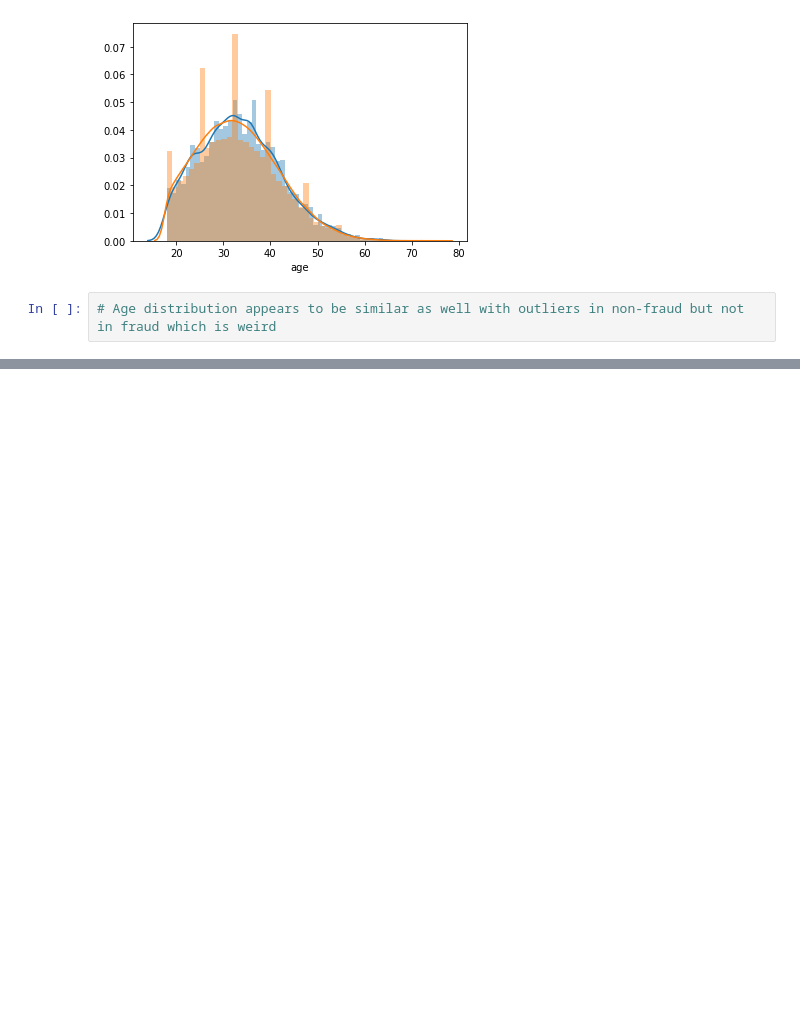
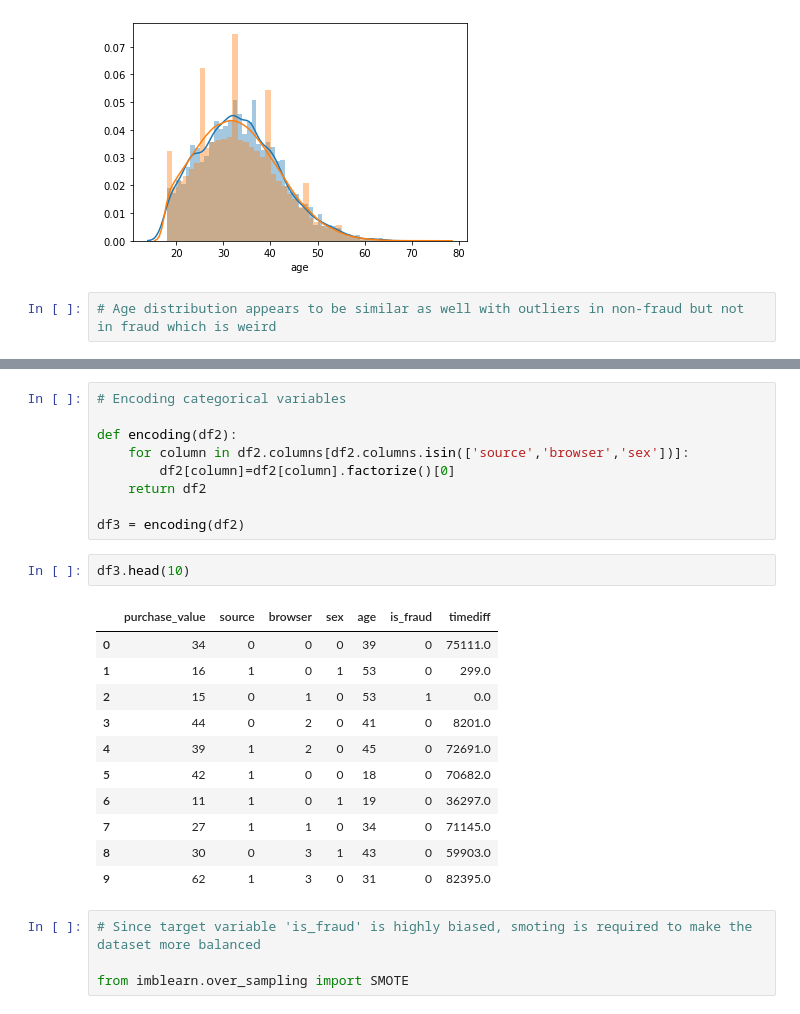
Before and after one commit to saxenaprerit/Fraudulent_transactions_detection, a Jupyter notebook: Fraudulent_Transactions.ipynb, the cells around one changed output, grey strips where cells are left out. Saved outputs shown, nothing was run; the diff lists cells and outputs as text; blank space fills up the shorter version.

```diff
--- a/Fraudulent_Transactions.ipynb
+++ b/Fraudulent_Transactions.ipynb
@@ -137,0 +173,27 @@ sb.distplot(df[df['is_fraud']==0]['age'],bins=50)
+# %%
+# Encoding categorical variables
+
+def encoding(df2):
+    for column in df2.columns[df2.columns.isin(['source','browser','sex'])]:
+        df2[column]=df2[column].factorize()[0]
+    return df2
+
+df3 = encoding(df2)
+# %%
+df3.head(10)
+# %% [output]
+|  | purchase_value | source | browser | sex | age | is_fraud | timediff |
+| 0 | 34 | 0 | 0 | 0 | 39 | 0 | 75111.0 |
+| 1 | 16 | 1 | 0 | 1 | 53 | 0 | 299.0 |
+| 2 | 15 | 0 | 1 | 0 | 53 | 1 | 0.0 |
+| 3 | 44 | 0 | 2 | 0 | 41 | 0 | 8201.0 |
+| 4 | 39 | 1 | 2 | 0 | 45 | 0 | 72691.0 |
+| 5 | 42 | 1 | 0 | 0 | 18 | 0 | 70682.0 |
+| 6 | 11 | 1 | 0 | 1 | 19 | 0 | 36297.0 |
+| 7 | 27 | 1 | 1 | 0 | 34 | 0 | 71145.0 |
+| 8 | 30 | 0 | 3 | 1 | 43 | 0 | 59903.0 |
+| 9 | 62 | 1 | 3 | 0 | 31 | 0 | 82395.0 |
+# %%
+# Since target variable 'is_fraud' is highly biased, smoting is required to make the dataset more balanced
+
+from imblearn.over_sampling import SMOTE
```
Also changed, not shown: parts of 19 cells of this notebook.
